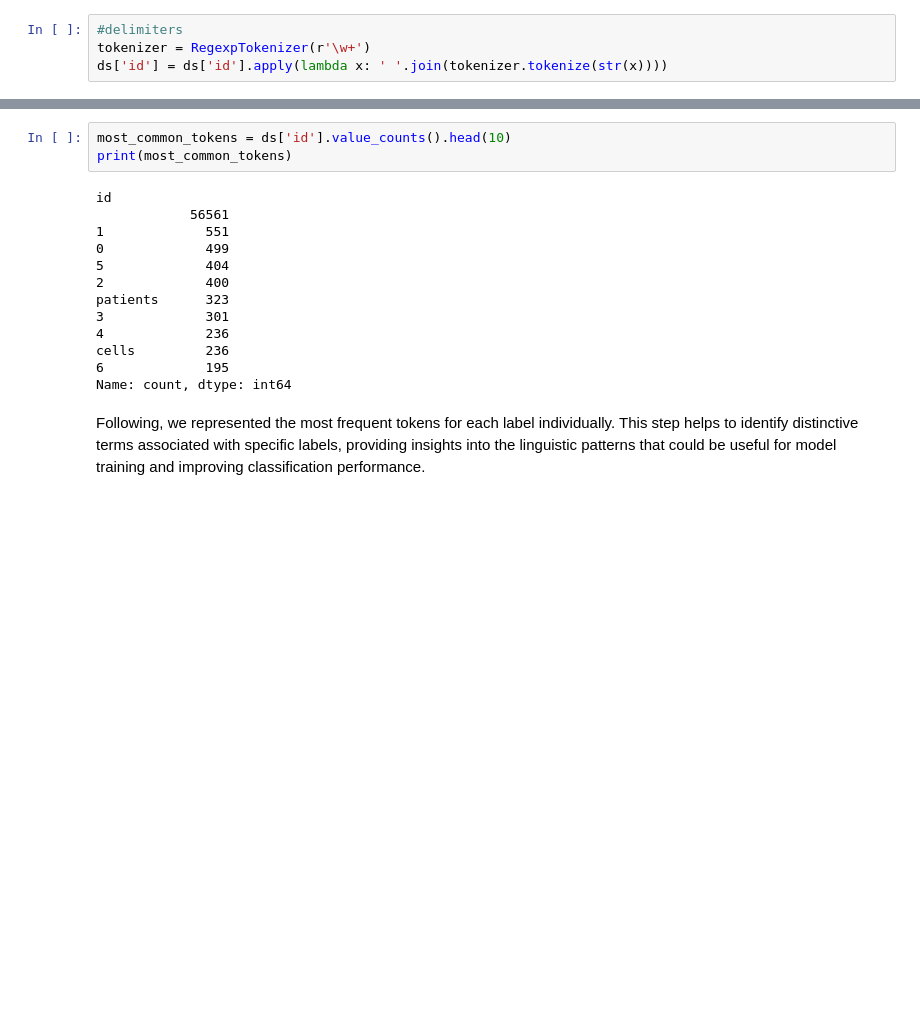
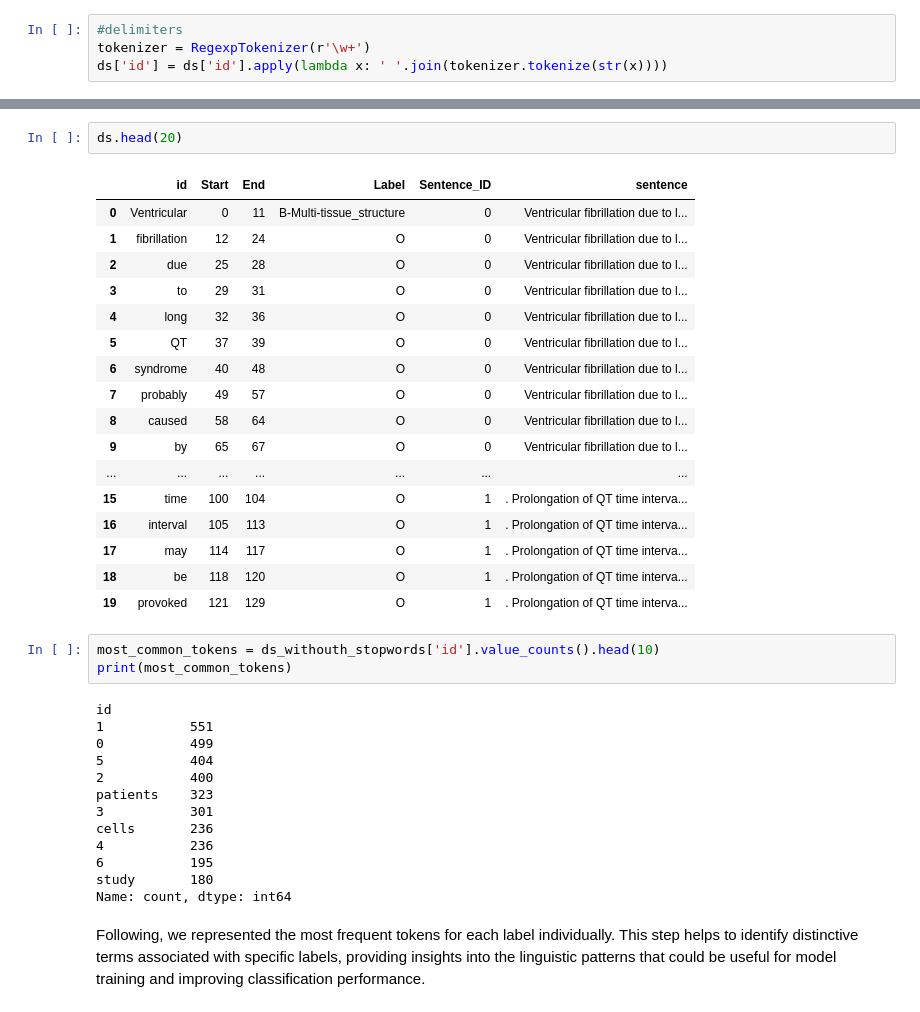
Before and after one commit to matdcp/Data-dreamers-, a Jupyter notebook: DEA_definitiva.ipynb, the cells around one changed output, grey strips where cells are left out. Saved outputs shown, nothing was run; the diff lists cells and outputs as text; blank space fills up the shorter version.

```diff
--- a/DEA_definitiva.ipynb
+++ b/DEA_definitiva.ipynb
@@ -370,18 +440,38 @@ ds['id'] = ds['id'].apply(remove_stop_words)
+# %%
+ds.head(20)
+# %% [output]
+|  | id | Start | End | Label | Sentence_ID | sentence |
+| 0 | Ventricular | 0 | 11 | B-Multi-tissue_structure | 0 | Ventricular fibrillation due to l... |
+| 1 | fibrillation | 12 | 24 | O | 0 | Ventricular fibrillation due to l... |
+| 2 | due | 25 | 28 | O | 0 | Ventricular fibrillation due to l... |
+| 3 | to | 29 | 31 | O | 0 | Ventricular fibrillation due to l... |
+| 4 | long | 32 | 36 | O | 0 | Ventricular fibrillation due to l... |
+| 5 | QT | 37 | 39 | O | 0 | Ventricular fibrillation due to l... |
+| 6 | syndrome | 40 | 48 | O | 0 | Ventricular fibrillation due to l... |
+| 7 | probably | 49 | 57 | O | 0 | Ventricular fibrillation due to l... |
+| 8 | caused | 58 | 64 | O | 0 | Ventricular fibrillation due to l... |
+| 9 | by | 65 | 67 | O | 0 | Ventricular fibrillation due to l... |
+| ... | ... | ... | ... | ... | ... | ... |
+| 15 | time | 100 | 104 | O | 1 | . Prolongation of QT time interva... |
+| 16 | interval | 105 | 113 | O | 1 | . Prolongation of QT time interva... |
+| 17 | may | 114 | 117 | O | 1 | . Prolongation of QT time interva... |
+| 18 | be | 118 | 120 | O | 1 | . Prolongation of QT time interva... |
+| 19 | provoked | 121 | 129 | O | 1 | . Prolongation of QT time interva... |
 # %%
-most_common_tokens = ds['id'].value_counts().head(10)
+most_common_tokens = ds_withouth_stopwords['id'].value_counts().head(10)
 print(most_common_tokens)
 # %% [output]
 id
-            56561
-1             551
-0             499
-5             404
-2             400
-patients      323
-3             301
-4             236
-cells         236
-6             195
+1           551
+0           499
+5           404
+2           400
+patients    323
+3           301
+cells       236
+4           236
+6           195
+study       180
 Name: count, dtype: int64
 # %% [markdown]
 Following, we represented the most frequent tokens for each label individually. This step helps to identify distinctive terms associated with specific labels, providing insights into the linguistic patterns that could be useful for model training and improving classification performance.
```
Also changed, not shown: parts of 16 cells of this notebook.
